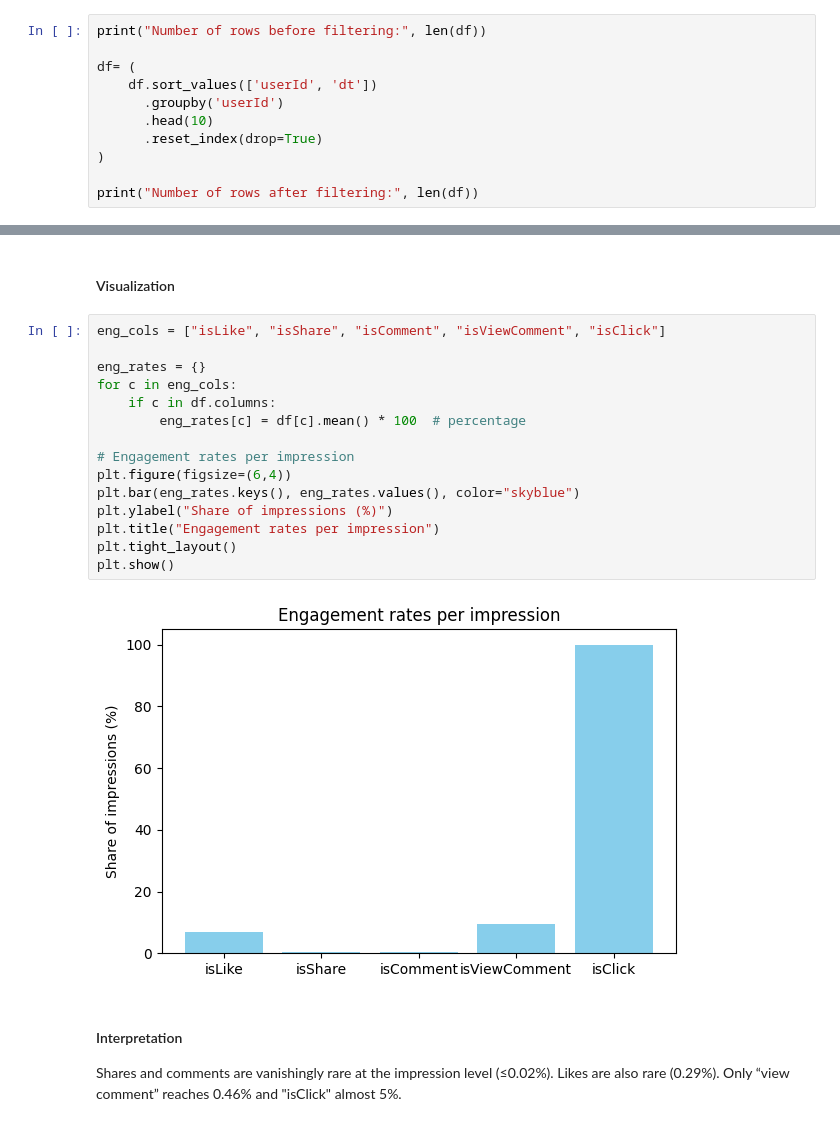
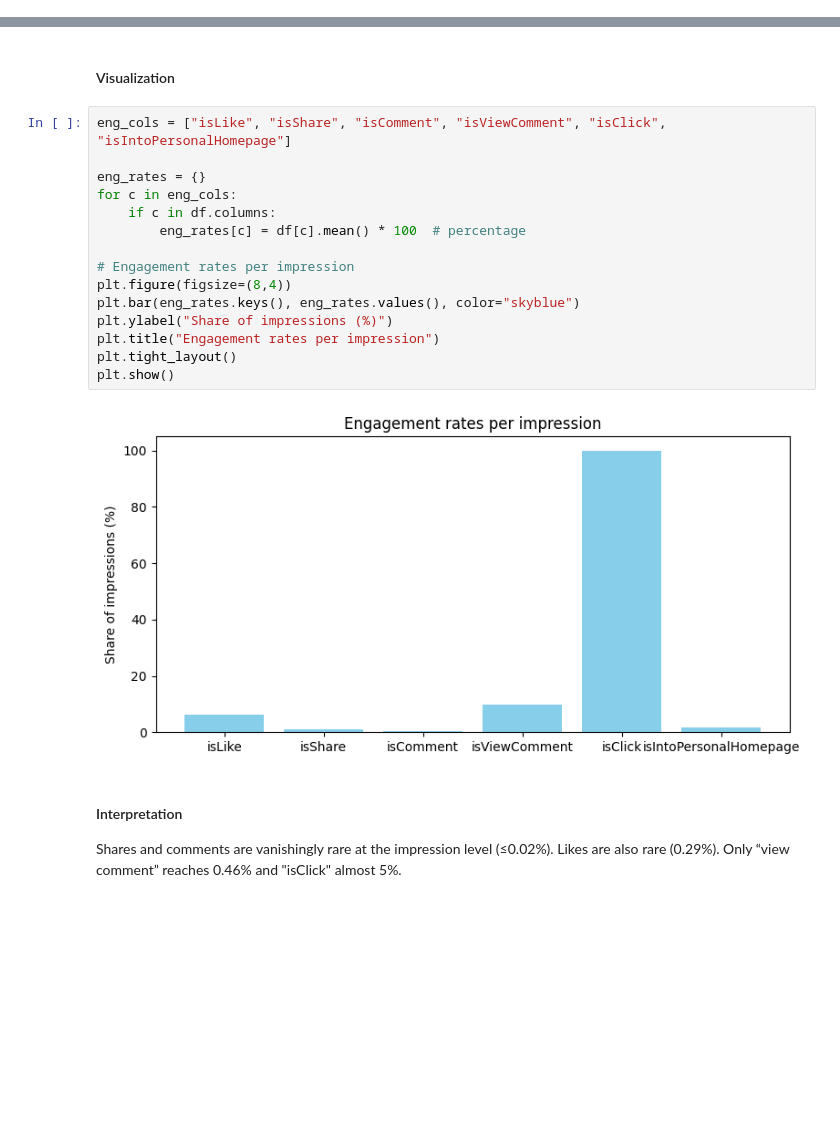
Before and after one commit to renaschaller/Master-Thesis-Music-Streaming, a Jupyter notebook: EDA/EDA.ipynb, the cells around one changed output, grey strips where cells are left out. Cells and saved outputs as stored; diff of their text form; blank space fills up the shorter version.

```diff
--- a/EDA/EDA.ipynb
+++ b/EDA/EDA.ipynb
@@ -92,11 +174,0 @@ We define early actions as the first 20 actions of a user to ensure robustness.
-# %%
-print("Number of rows before filtering:", len(df))
-
-df= (
-    df.sort_values(['userId', 'dt'])
-      .groupby('userId')
-      .head(10)
-      .reset_index(drop=True)
-)
-
-print("Number of rows after filtering:", len(df))
@@ -157,22 +226,22 @@ isClick        73375.0                       99.95
 # %% [markdown]
 #### Visualization
 # %%
-eng_cols = ["isLike", "isShare", "isComment", "isViewComment", "isClick"]
+eng_cols = ["isLike", "isShare", "isComment", "isViewComment", "isClick", "isIntoPersonalHomepage"]
 
 eng_rates = {}
 for c in eng_cols:
     if c in df.columns:
         eng_rates[c] = df[c].mean() * 100  # percentage
 
 # Engagement rates per impression
-plt.figure(figsize=(6,4))
+plt.figure(figsize=(8,4))
 plt.bar(eng_rates.keys(), eng_rates.values(), color="skyblue")
 plt.ylabel("Share of impressions (%)")
 plt.title("Engagement rates per impression")
 plt.tight_layout()
 plt.show()
 # %% [output]
-[figure, old version]
+[figure, new version]
 # %% [markdown]
 #### Interpretation
 Shares and comments are vanishingly rare at the impression level (≤0.02%). Likes are also rare (0.29%). Only “view comment” reaches 0.46% and "isClick" almost 5%.
```
Also changed, not shown: parts of 36 cells of this notebook, 2 other files.
